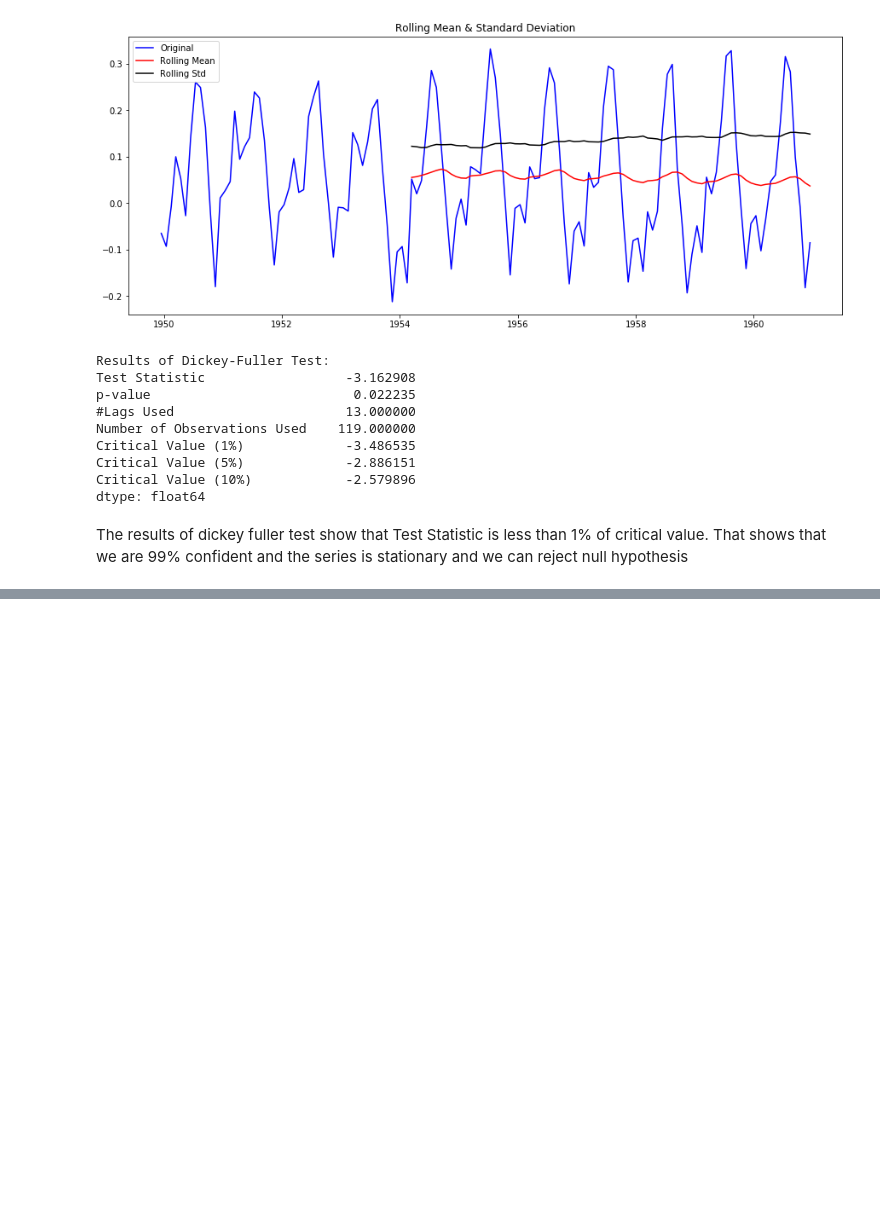
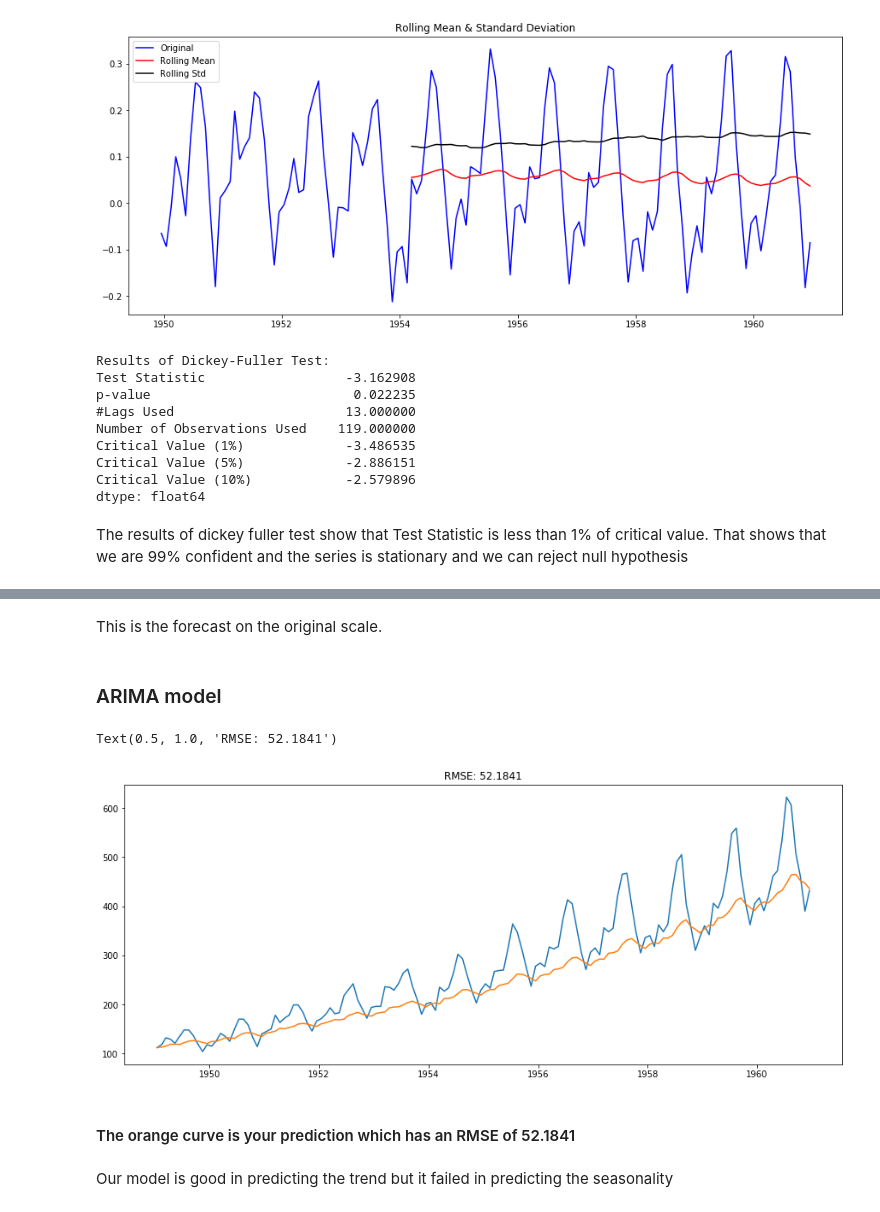
Before and after one commit to sravya273/ML-Practice-Projects, a Jupyter notebook: Airline passenger Prediction/Air Passengers.ipynb, the cells around one changed output, grey strips where cells are left out. Cells and saved outputs as stored; diff of their text form; code cells hidden in the pictures; blank space fills up the shorter version.

```diff
--- a/Airline passenger Prediction/Air Passengers.ipynb
+++ b/Airline passenger Prediction/Air Passengers.ipynb
@@ -135,0 +172,4 @@ The results of dickey fuller test show that Test Statistic is less than 1% of cr
+# %%
+# Step1: Store the results in seperate series and observe
+predictions_ARIMA_diff = pd.Series(results_ARIMA.fittedvalues, copy=True)
+predictions_ARIMA_diff.head()
@@ -135,0 +188,4 @@ The results of dickey fuller test show that Test Statistic is less than 1% of cr
+# %%
+#Step2: Finding cumulative sum
+predictions_ARIMA_diff_cumsum = predictions_ARIMA_diff.cumsum()
+predictions_ARIMA_diff_cumsum.head()
@@ -135,0 +200,5 @@ The results of dickey fuller test show that Test Statistic is less than 1% of cr
+# %%
+#Step3: Adding to the base number
+predictions_ARIMA_log = pd.Series(ts_log.iloc[0], index=ts_log.index)
+predictions_ARIMA_log = predictions_ARIMA_log.add(predictions_ARIMA_diff_cumsum,fill_value=0)
+predictions_ARIMA_log.head()
@@ -135,0 +213,16 @@ The results of dickey fuller test show that Test Statistic is less than 1% of cr
+# %% [markdown]
+This is the forecast on the original scale.
+# %% [markdown]
+### ARIMA model
+# %%
+predictions_ARIMA = np.exp(predictions_ARIMA_log)
+plt.plot(ts)
+plt.plot(predictions_ARIMA)
+plt.title('RMSE: %.4f'% np.sqrt(sum((predictions_ARIMA-ts)**2)/len(ts)))
+# %% [output]
+Text(0.5, 1.0, 'RMSE: 52.1841')
+[figure, added]
+# %% [markdown]
+#### The orange curve is your prediction which has an RMSE of 52.1841
+# %% [markdown]
+Our model is good in predicting the trend but it failed in predicting the seasonality
```
Also changed, not shown: parts of 12 cells of this notebook.
